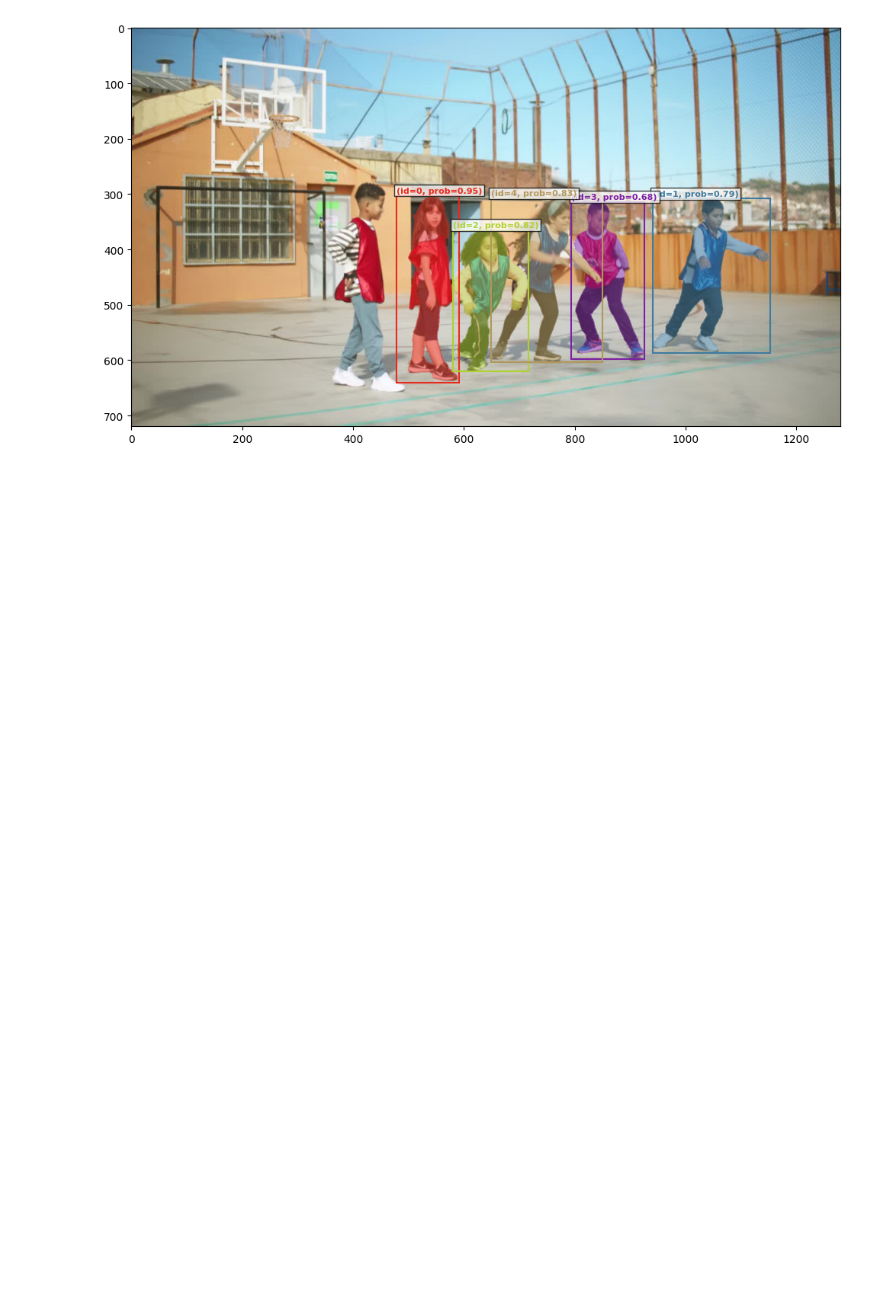
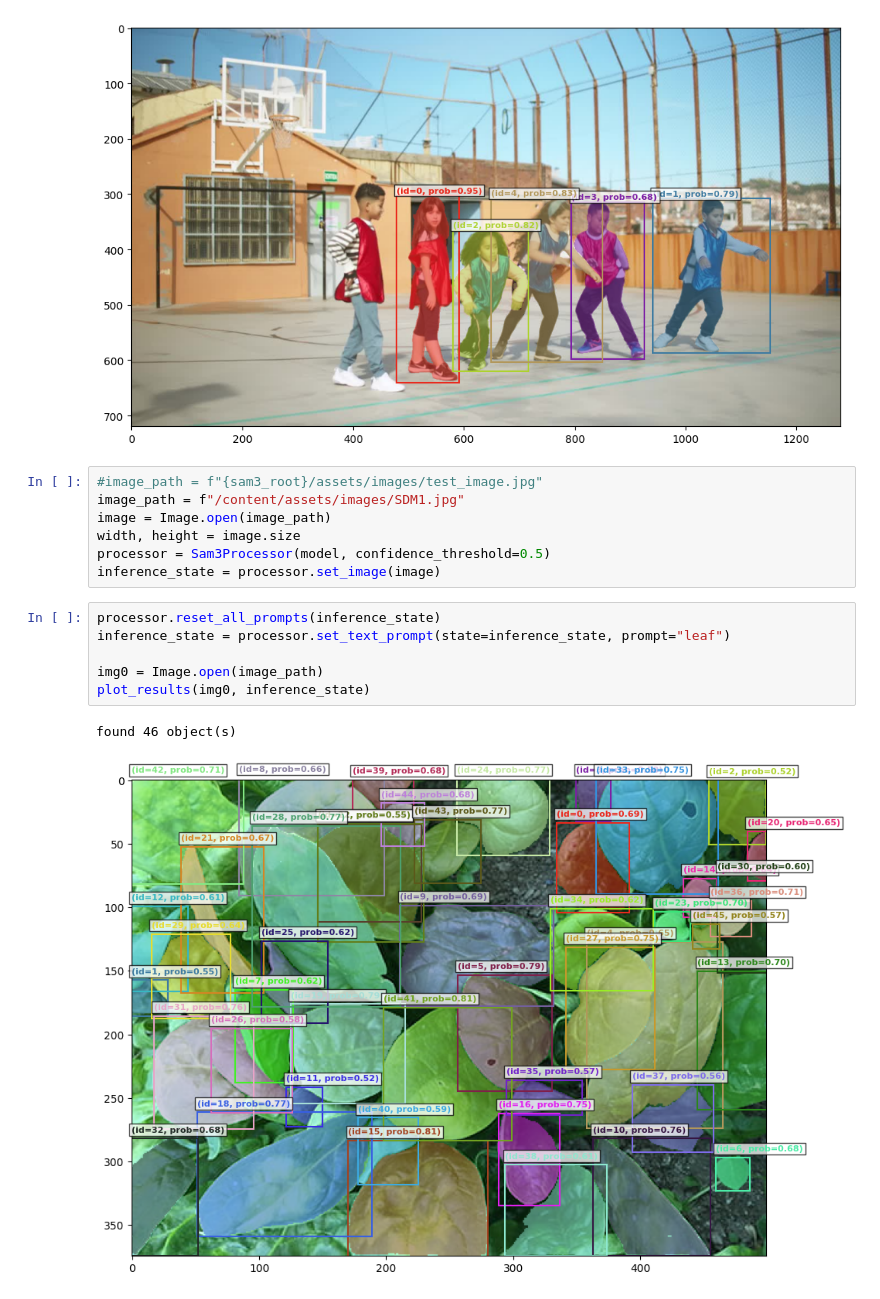
Before and after one commit to bernarddk/colab, a Jupyter notebook: sam3_image_predictor_example.ipynb, the cells around one changed output. Saved outputs shown, nothing was run; the diff lists cells and outputs as text; blank space fills up the shorter version.

```diff
--- a/sam3_image_predictor_example.ipynb
+++ b/sam3_image_predictor_example.ipynb
@@ -169,3 +166,19 @@ plot_results(img0, inference_state)
 # %% [output]
 found 5 object(s)
 [figure]
+# %%
+#image_path = f"{sam3_root}/assets/images/test_image.jpg"
+image_path = f"/content/assets/images/SDM1.jpg"
+image = Image.open(image_path)
+width, height = image.size
+processor = Sam3Processor(model, confidence_threshold=0.5)
+inference_state = processor.set_image(image)
+# %%
+processor.reset_all_prompts(inference_state)
+inference_state = processor.set_text_prompt(state=inference_state, prompt="leaf")
+
+img0 = Image.open(image_path)
+plot_results(img0, inference_state)
+# %% [output]
+found 46 object(s)
+[figure, added]
```
Also changed, not shown: parts of 4 cells of this notebook.
